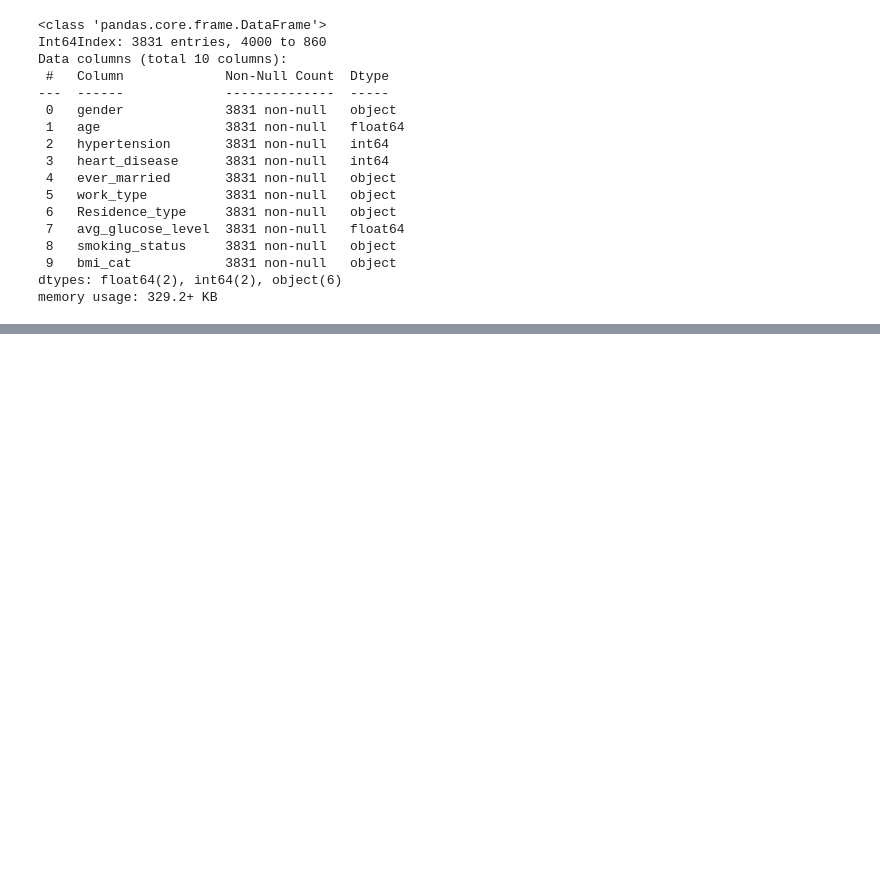
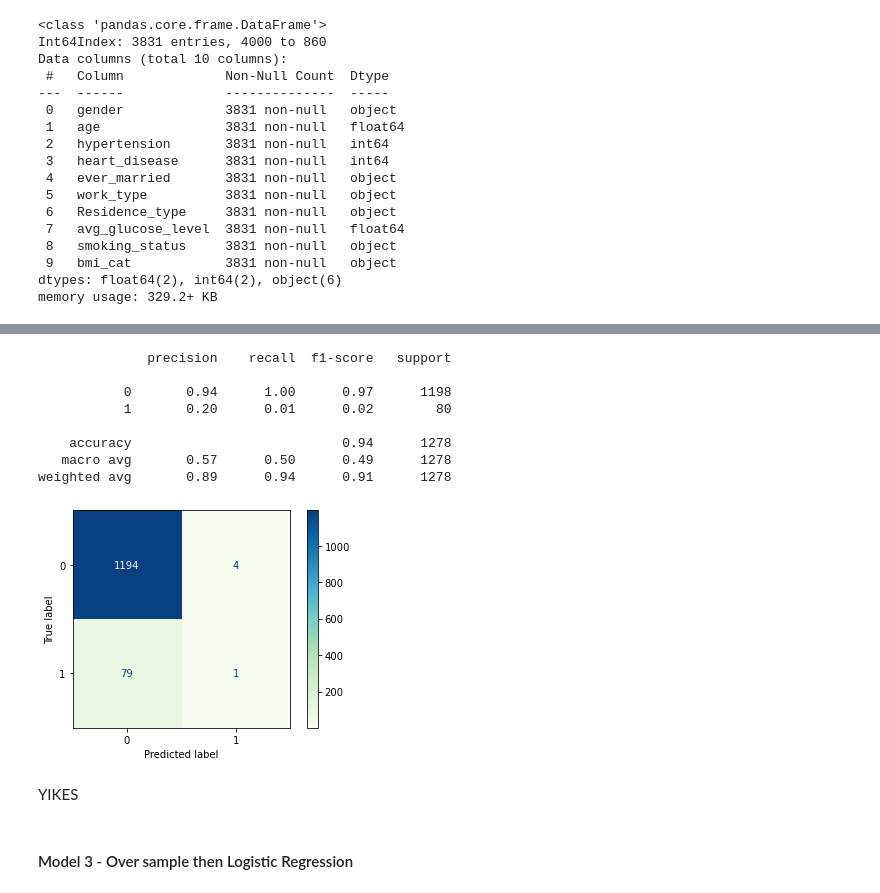
Before and after one commit to jasonarikupurathu/stroke-predictions, a Jupyter notebook: Analysis-Notebook.ipynb, the cells around one changed output, grey strips where cells are left out. Saved outputs shown, nothing was run; the diff lists cells and outputs as text; code cells hidden in the pictures; blank space fills up the shorter version.

```diff
--- a/Analysis-Notebook.ipynb
+++ b/Analysis-Notebook.ipynb
@@ -108,3 +120,5 @@ model_pipe = Pipeline(steps=[
     ('trans', trans),
     ('lr', LogisticRegression(penalty = 'none', max_iter = 1000))
 ])
+# %%
+model_pipe.fit(X_train, y_train)
@@ -110,0 +139,16 @@ model_pipe = Pipeline(steps=[
+# %%
+evaluation_report(model_pipe, X_test, y_test)
+# %% [output]
+              precision    recall  f1-score   support
+
+           0       0.94      1.00      0.97      1198
+           1       0.20      0.01      0.02        80
+
+    accuracy                           0.94      1278
+   macro avg       0.57      0.50      0.49      1278
+weighted avg       0.89      0.94      0.91      1278
+[figure, added]
+# %% [markdown]
+YIKES
+# %% [markdown]
+#### Model 3 - Over sample then Logistic Regression
```
Also changed, not shown: parts of 17 cells of this notebook.
